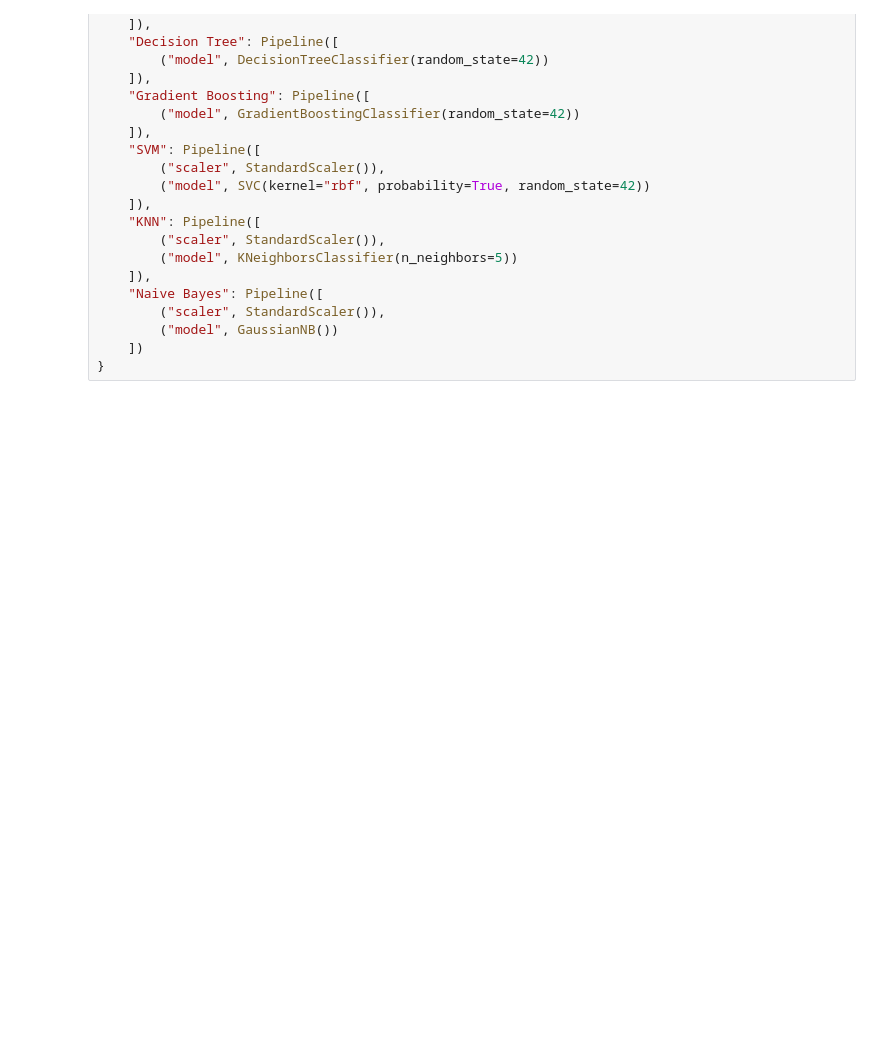
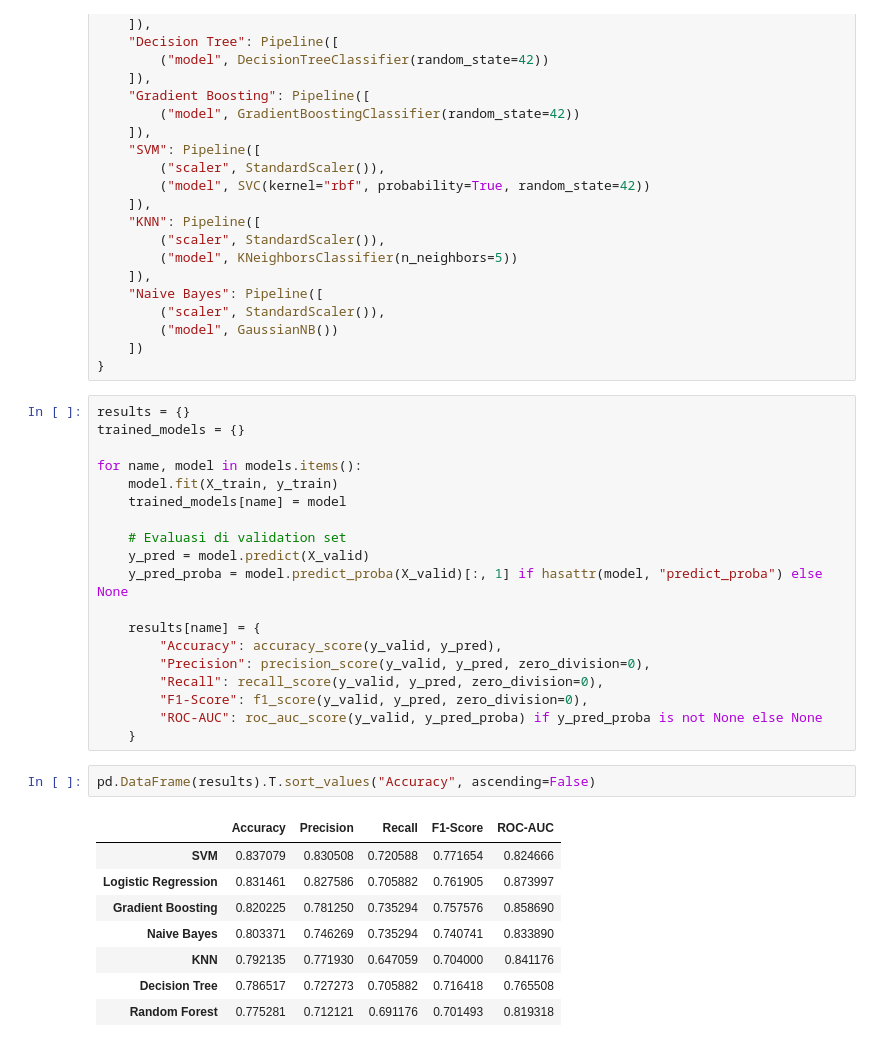
Before and after one commit to AkmalFazli27/Titanic-Prediction, a Jupyter notebook: notebook/titanic.ipynb, the cells around one changed output. Drawn from its saved outputs; the diff is of its cells as text; blank space fills up the shorter version.

Commit message:
Train each model

```diff
--- a/notebook/titanic.ipynb
+++ b/notebook/titanic.ipynb
@@ -364,3 +364,33 @@ models = {
         ("model", GaussianNB())
     ])
 }
+# %%
+results = {}
+trained_models = {}
+
+for name, model in models.items():
+    model.fit(X_train, y_train)
+    trained_models[name] = model
+
+    # Evaluasi di validation set
+    y_pred = model.predict(X_valid)
+    y_pred_proba = model.predict_proba(X_valid)[:, 1] if hasattr(model, "predict_proba") else None
+
+    results[name] = {
+        "Accuracy": accuracy_score(y_valid, y_pred),
+        "Precision": precision_score(y_valid, y_pred, zero_division=0),
+        "Recall": recall_score(y_valid, y_pred, zero_division=0),
+        "F1-Score": f1_score(y_valid, y_pred, zero_division=0),
+        "ROC-AUC": roc_auc_score(y_valid, y_pred_proba) if y_pred_proba is not None else None
+    }
+# %%
+pd.DataFrame(results).T.sort_values("Accuracy", ascending=False)
+# %% [output]
+|  | Accuracy | Precision | Recall | F1-Score | ROC-AUC |
+| SVM | 0.837079 | 0.830508 | 0.720588 | 0.771654 | 0.824666 |
+| Logistic Regression | 0.831461 | 0.827586 | 0.705882 | 0.761905 | 0.873997 |
+| Gradient Boosting | 0.820225 | 0.781250 | 0.735294 | 0.757576 | 0.858690 |
+| Naive Bayes | 0.803371 | 0.746269 | 0.735294 | 0.740741 | 0.833890 |
+| KNN | 0.792135 | 0.771930 | 0.647059 | 0.704000 | 0.841176 |
+| Decision Tree | 0.786517 | 0.727273 | 0.705882 | 0.716418 | 0.765508 |
+| Random Forest | 0.775281 | 0.712121 | 0.691176 | 0.701493 | 0.819318 |
```
